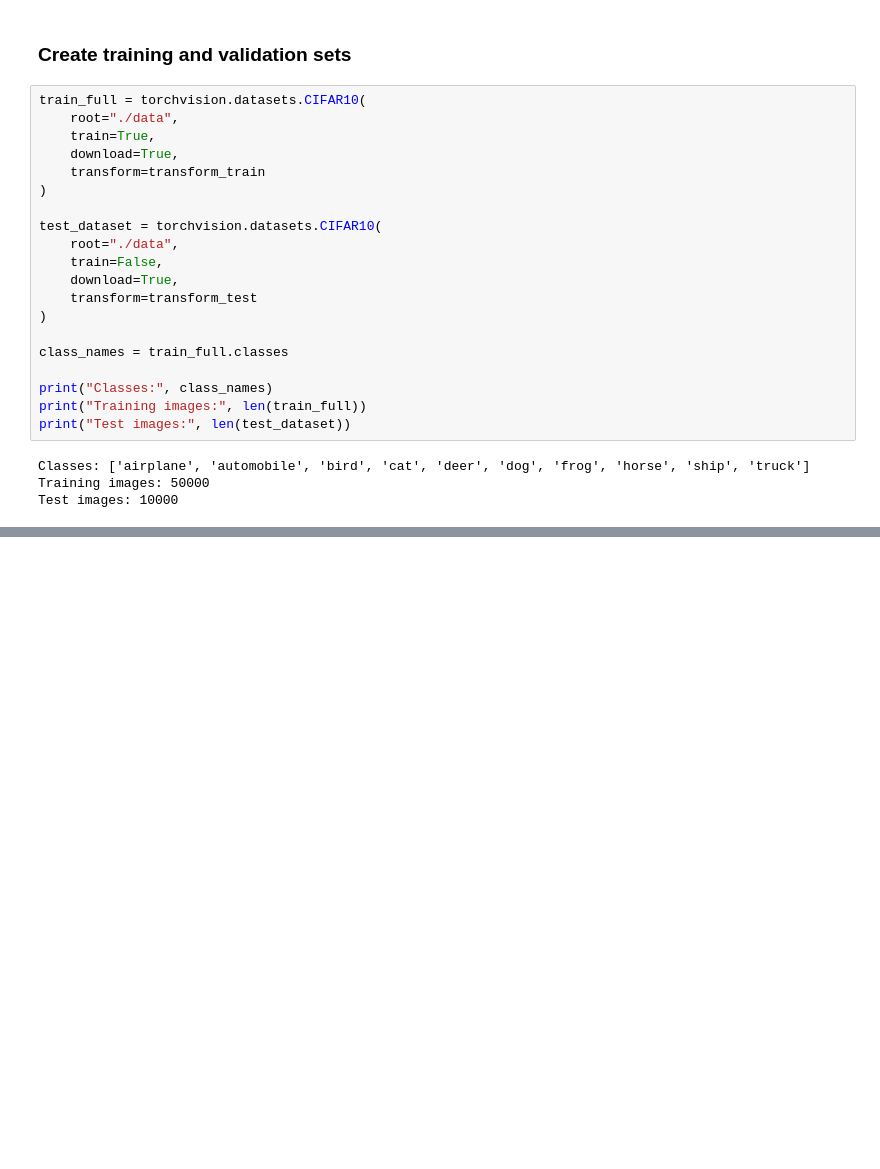
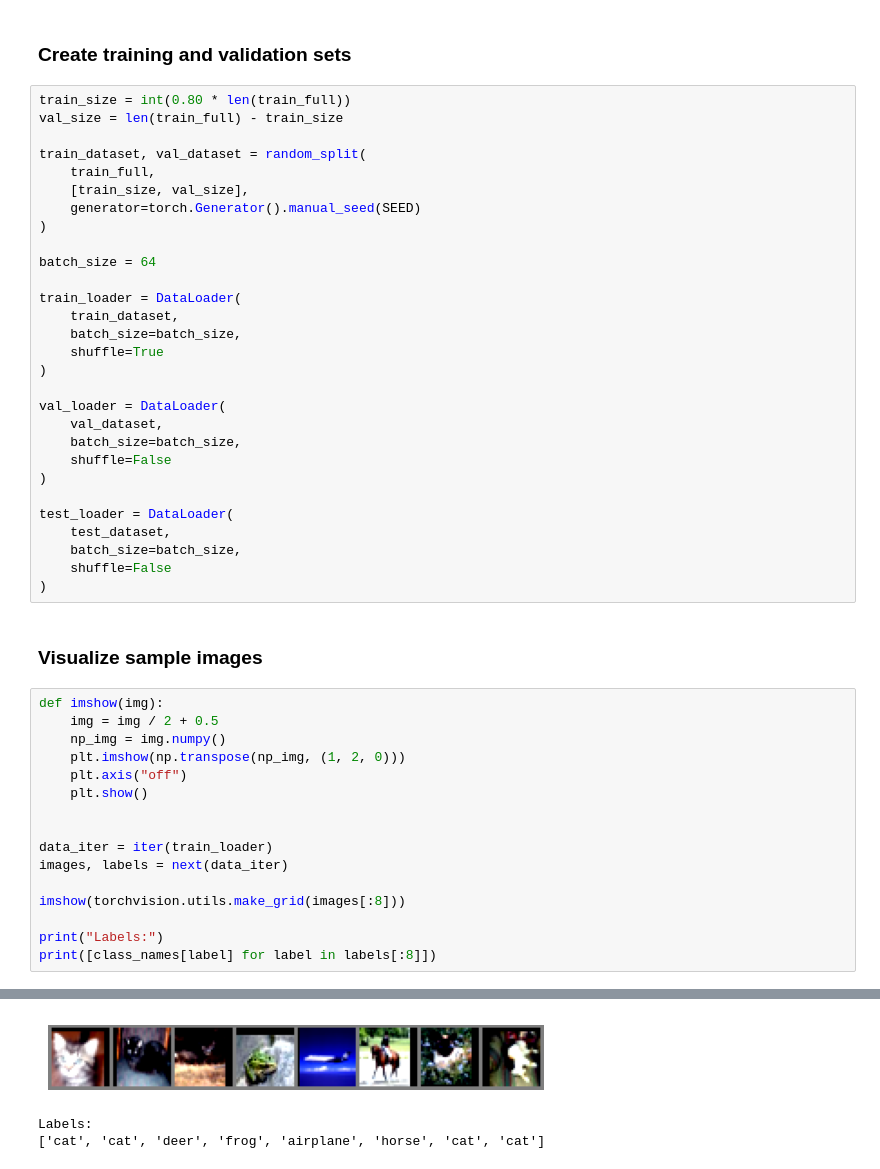
Before and after one commit to profshai/machine-learning-deep-learning, a Jupyter notebook: 06_deep_learning/02_cnn_image_class.ipynb, the cells around one changed output, grey strips where cells are left out. Cells and saved outputs as stored; diff of their text form; blank space fills up the shorter version.

Commit message:
Visualize sample images

```diff
--- a/06_deep_learning/02_cnn_image_class.ipynb
+++ b/06_deep_learning/02_cnn_image_class.ipynb
@@ -89,27 +89,51 @@ Training images: 50000
 Test images: 10000
 # %% [markdown]
 ### Create training and validation sets
-# %%
-train_full = torchvision.datasets.CIFAR10(
-    root="./data",
-    train=True,
-    download=True,
-    transform=transform_train
-)
-
-test_dataset = torchvision.datasets.CIFAR10(
-    root="./data",
-    train=False,
-    download=True,
-    transform=transform_test
-)
-
-class_names = train_full.classes
-
-print("Classes:", class_names)
-print("Training images:", len(train_full))
-print("Test images:", len(test_dataset))
-# %% [output]
-Classes: ['airplane', 'automobile', 'bird', 'cat', 'deer', 'dog', 'frog', 'horse', 'ship', 'truck']
-Training images: 50000
-Test images: 10000
+# %%
+train_size = int(0.80 * len(train_full))
+val_size = len(train_full) - train_size
+
+train_dataset, val_dataset = random_split(
+    train_full,
+    [train_size, val_size],
+    generator=torch.Generator().manual_seed(SEED)
+)
+
+batch_size = 64
+
+train_loader = DataLoader(
+    train_dataset,
+    batch_size=batch_size,
+    shuffle=True
+)
+
+val_loader = DataLoader(
+    val_dataset,
+    batch_size=batch_size,
+    shuffle=False
+)
+
+test_loader = DataLoader(
+    test_dataset,
+    batch_size=batch_size,
+    shuffle=False
+)
+# %% [markdown]
+### Visualize sample images
+# %%
+def imshow(img):
+    img = img / 2 + 0.5
+    np_img = img.numpy()
+    plt.imshow(np.transpose(np_img, (1, 2, 0)))
+    plt.axis("off")
+    plt.show()
+
+
+data_iter = iter(train_loader)
+images, labels = next(data_iter)
+
+imshow(torchvision.utils.make_grid(images[:8]))
+
+print("Labels:")
+print([class_names[label] for label in labels[:8]])
+# %% [output]
@@ -115,0 +141,3 @@ Test images: 10000
+[figure, added]
+Labels:
+['cat', 'cat', 'deer', 'frog', 'airplane', 'horse', 'cat', 'cat']
```
Also changed, not shown: parts of 1 cell of this notebook.
